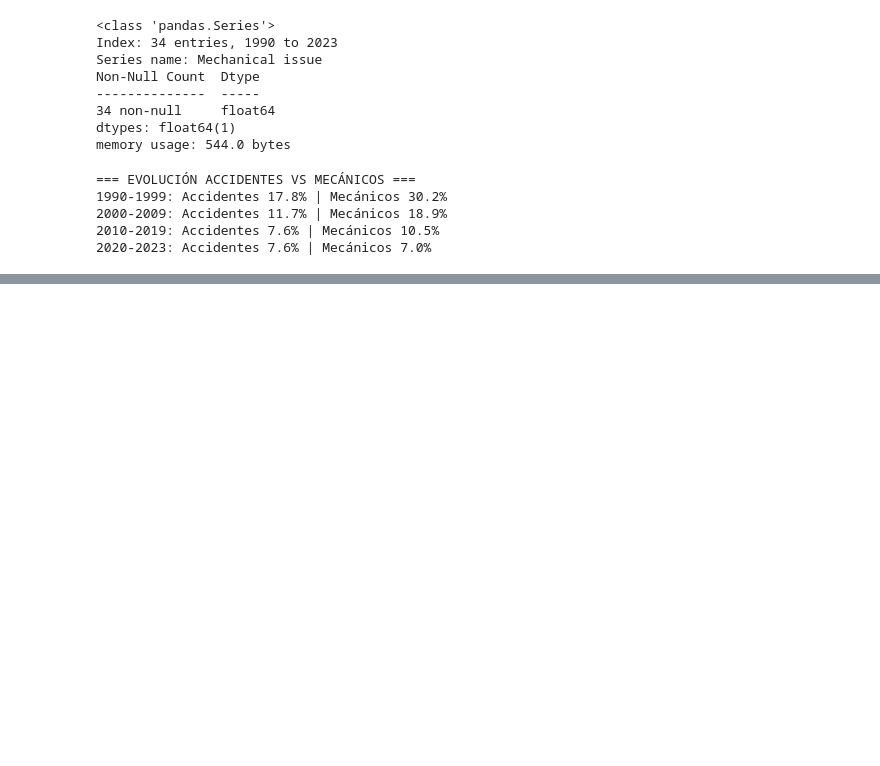
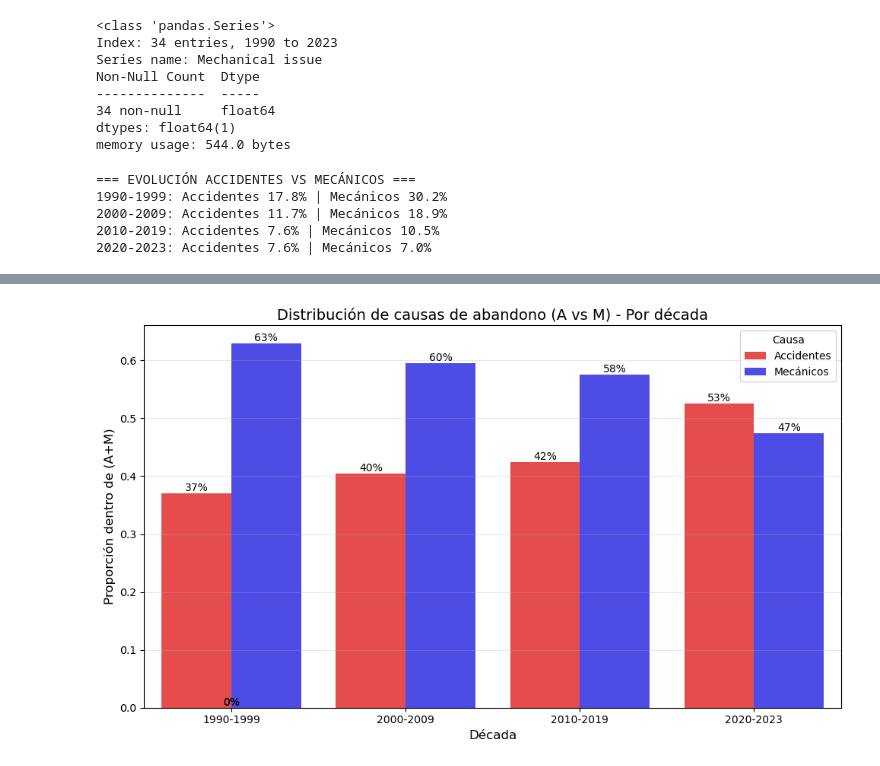
Before and after one commit to BorjaBG/EDA_F1, a Jupyter notebook: notebooks/hipotesis 2.ipynb, the cells around one changed output, grey strips where cells are left out. Cells and saved outputs as stored; diff of their text form; code cells hidden in the pictures; blank space fills up the shorter version.

```diff
--- a/notebooks/hipotesis 2.ipynb
+++ b/notebooks/hipotesis 2.ipynb
@@ -75,3 +80,14 @@ for decade, end_label in [(1990, 1999), (2000, 2009), (2010, 2019), (2020, 2023)
 2000-2009: Accidentes 11.7% | Mecánicos 18.9%
 2010-2019: Accidentes 7.6% | Mecánicos 10.5%
 2020-2023: Accidentes 7.6% | Mecánicos 7.0%
+# %%
+# 7. Calcular cuota: Accident / (Accident + Mechanical issue)
+cuota_accidentes = accidentes_90_23 / (accidentes_90_23 + mecanicos_90_23)
+
+print("=== CUOTA ACCIDENTES (A/(A+M)) POR AÑO ===")
+print(cuota_accidentes.round(3))
+
+print("\n=== MEDIA DE CUOTA POR DÉCADA ===")
+for start, end in [(1990, 1999), (2000, 2009), (2010, 2019), (2020, 2023)]:
+    media = cuota_accidentes.loc[start:end].mean()
+    print(f"{start}-{end}: Cuota media = {media:.2%}")
@@ -77,0 +112,47 @@ for decade, end_label in [(1990, 1999), (2000, 2009), (2010, 2019), (2020, 2023)
+# %%
+# Calcular cuota de mecánicos (complementaria)
+cuota_mecanicos = 1 - cuota_accidentes
+
+# Medias por década (reutilizando el bucle de celda 7)
+decadas_rango = [(1990, 1999), (2000, 2009), (2010, 2019), (2020, 2023)]
+etiquetas = ['1990-1999', '2000-2009', '2010-2019', '2020-2023']
+
+acc_media = [cuota_accidentes.loc[start:end].mean() for start, end in decadas_rango]
+mec_media = [cuota_mecanicos.loc[start:end].mean() for start, end in decadas_rango]
+
+# DataFrame para seaborn
+df_plot = pd.DataFrame({
+    'Década': etiquetas * 2,
+    'Causa': ['Accidentes'] * 4 + ['Mecánicos'] * 4,
+    'Proporción': acc_media + mec_media
+})
+
+# Gráfica
+plt.figure(figsize=(10, 6))
+ax = sns.barplot(
+    data=df_plot,
+    x='Década',
+    y='Proporción',
+    hue='Causa',
+    palette={'Accidentes': 'red', 'Mecánicos': 'blue'},
+    alpha=0.8
+)
+
+# Valores en barras
+for p in ax.patches:
+    ax.annotate(
+        f'{p.get_height():.0%}',
+        (p.get_x() + p.get_width() / 2., p.get_height()),
+        ha='center', va='center', xytext=(0, 5),
+        textcoords='offset points', fontsize=10
+    )
+
+plt.title('Distribución de causas de abandono (A vs M) - Por década', fontsize=14)
+plt.xlabel('Década', fontsize=12)
+plt.ylabel('Proporción dentro de (A+M)', fontsize=12)
+plt.legend(title='Causa')
+plt.grid(True, axis='y', alpha=0.3)
+plt.tight_layout()
+plt.show()
+# %% [output]
+[figure, added]
```
Also changed, not shown: parts of 5 cells of this notebook.
